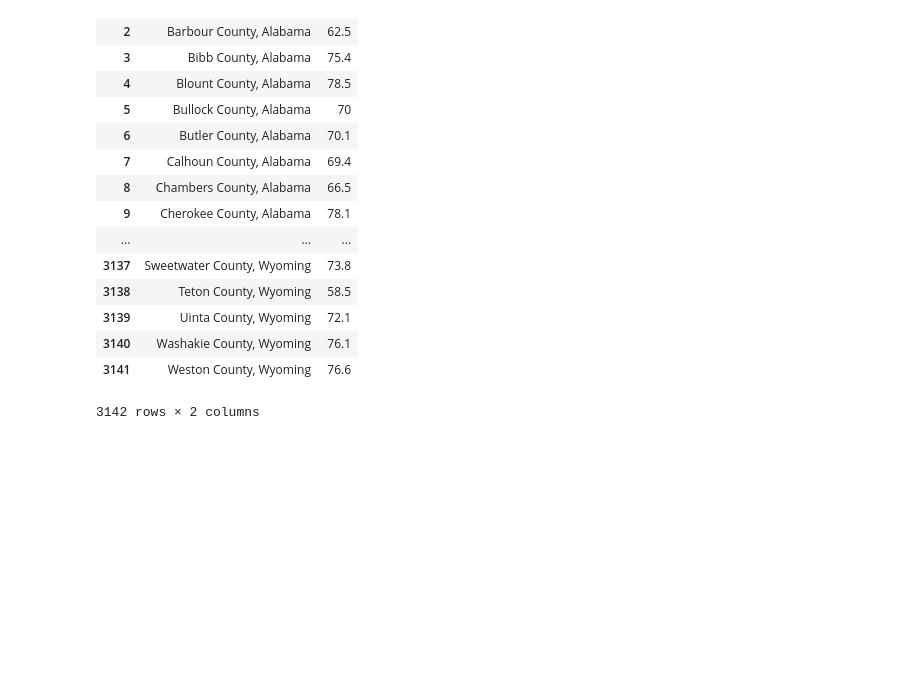
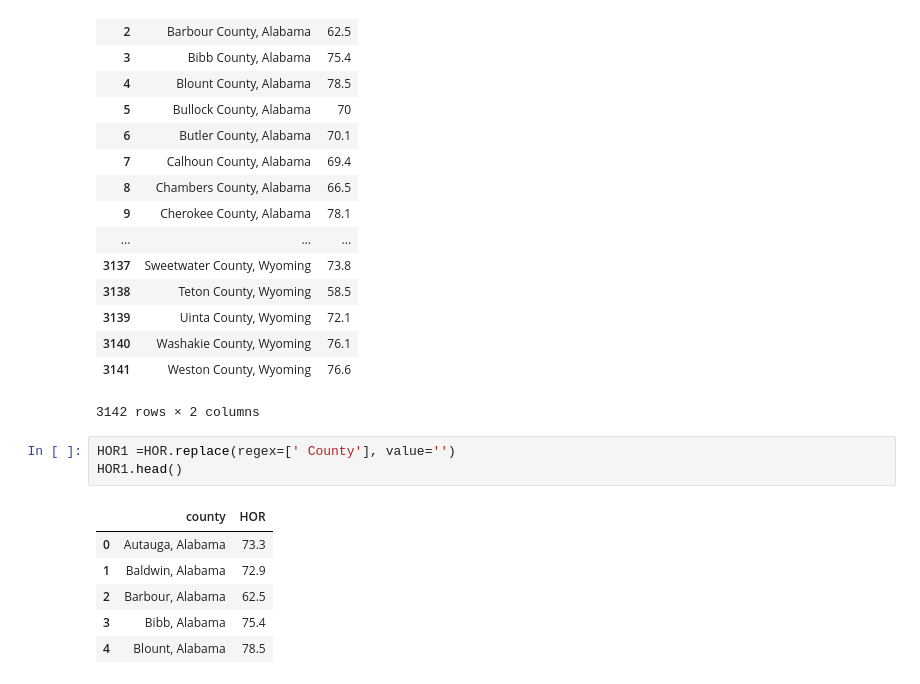
Before and after one commit to natashacrosby/Project_1, a Jupyter notebook: Homeownership_ACS.ipynb, the cells around one changed output. Saved outputs shown, nothing was run; the diff lists cells and outputs as text; blank space fills up the shorter version.

```diff
--- a/Homeownership_ACS.ipynb
+++ b/Homeownership_ACS.ipynb
@@ -74,3 +74,13 @@ HOR
 | 3140 | Washakie County, Wyoming | 76.1 |
 | 3141 | Weston County, Wyoming | 76.6 |
 3142 rows × 2 columns
+# %%
+HOR1 =HOR.replace(regex=[' County'], value='')
+HOR1.head()
+# %% [output]
+|  | county | HOR |
+| 0 | Autauga, Alabama | 73.3 |
+| 1 | Baldwin, Alabama | 72.9 |
+| 2 | Barbour, Alabama | 62.5 |
+| 3 | Bibb, Alabama | 75.4 |
+| 4 | Blount, Alabama | 78.5 |
```
Also changed, not shown: parts of 4 cells of this notebook, 3 other files.
